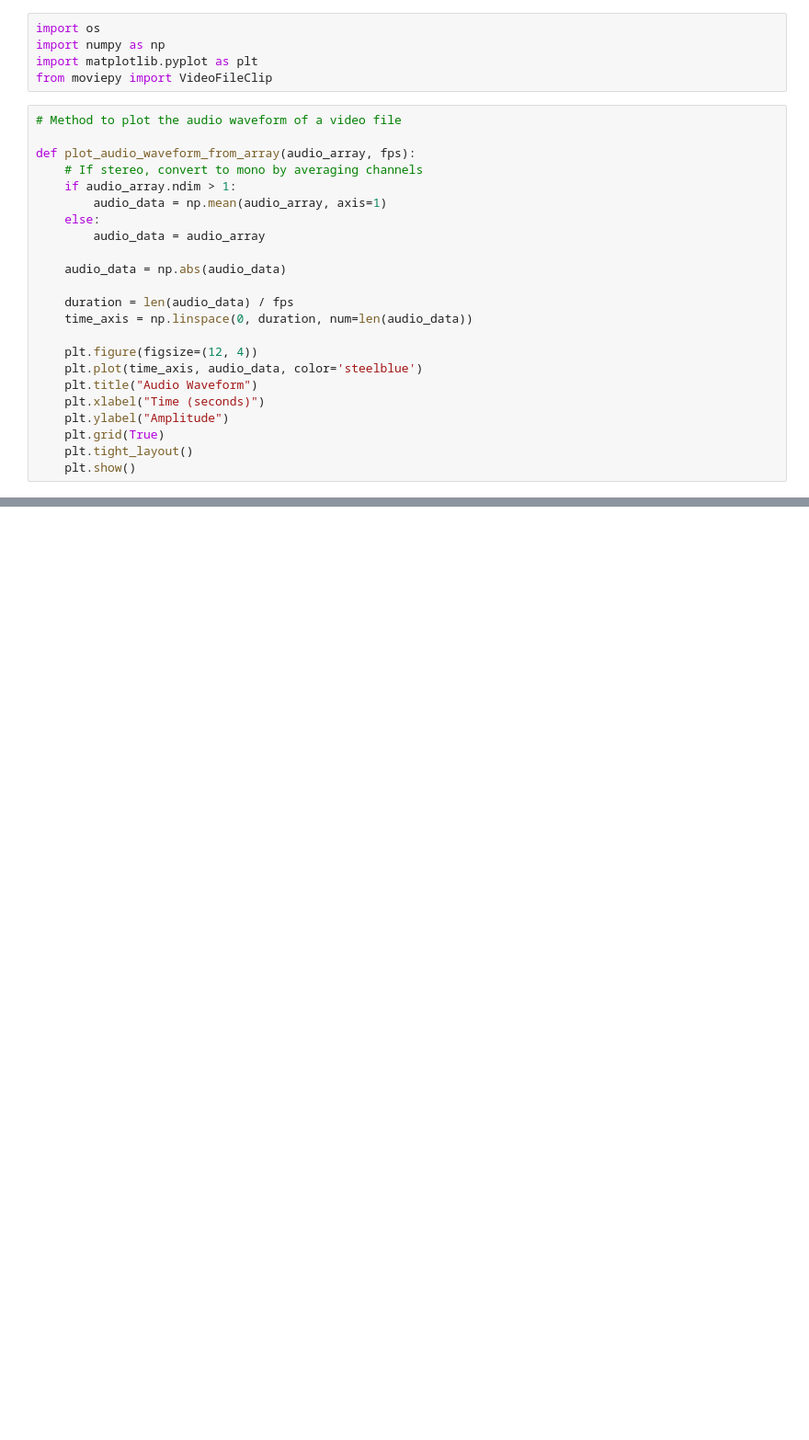
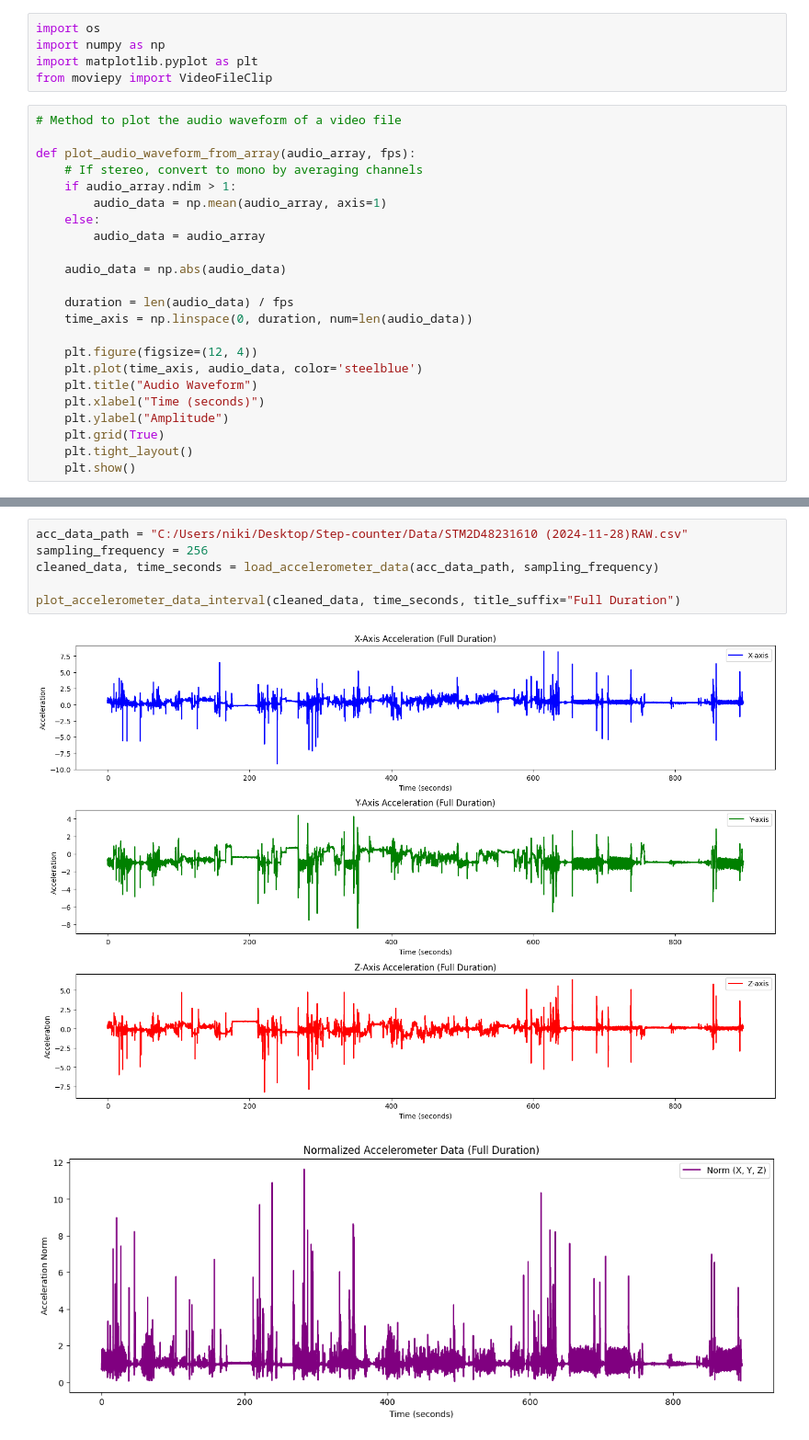
Before and after one commit to ModusMorris/Step-counter, a Jupyter notebook: src/clap_detection.ipynb, the cells around one changed output, grey strips where cells are left out. Shown at 92% size. Drawn from its saved outputs; the diff is of its cells as text; blank space fills up the shorter version.

```diff
--- a/src/clap_detection.ipynb
+++ b/src/clap_detection.ipynb
@@ -169,0 +292,9 @@ MoviePy - Done.
+# %%
+acc_data_path = "C:/Users/niki/Desktop/Step-counter/Data/STM2D48231610 (2024-11-28)RAW.csv"
+sampling_frequency = 256
+cleaned_data, time_seconds = load_accelerometer_data(acc_data_path, sampling_frequency)
+
+plot_accelerometer_data_interval(cleaned_data, time_seconds, title_suffix="Full Duration")
+# %% [output]
+[figure, added]
+[figure, added]
```
Also changed, not shown: parts of 14 cells of this notebook.
